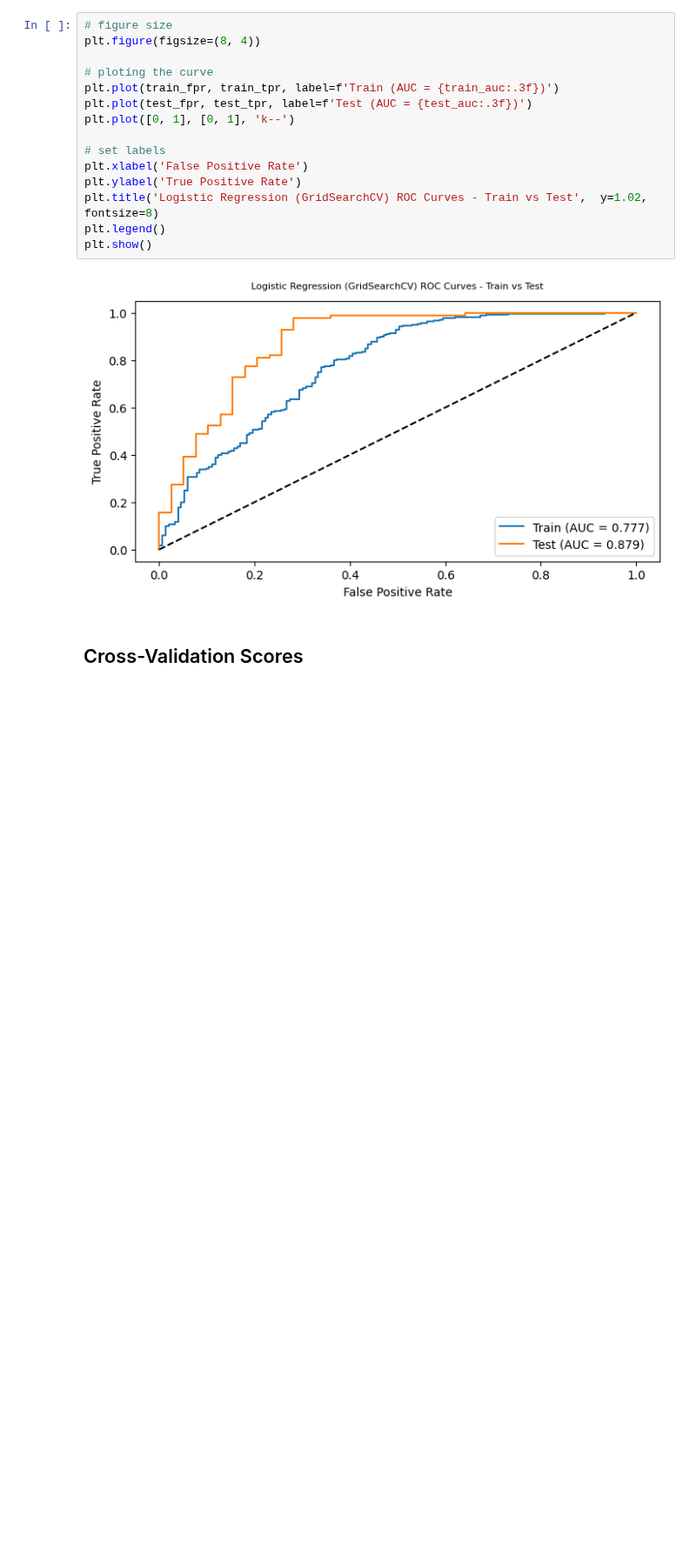
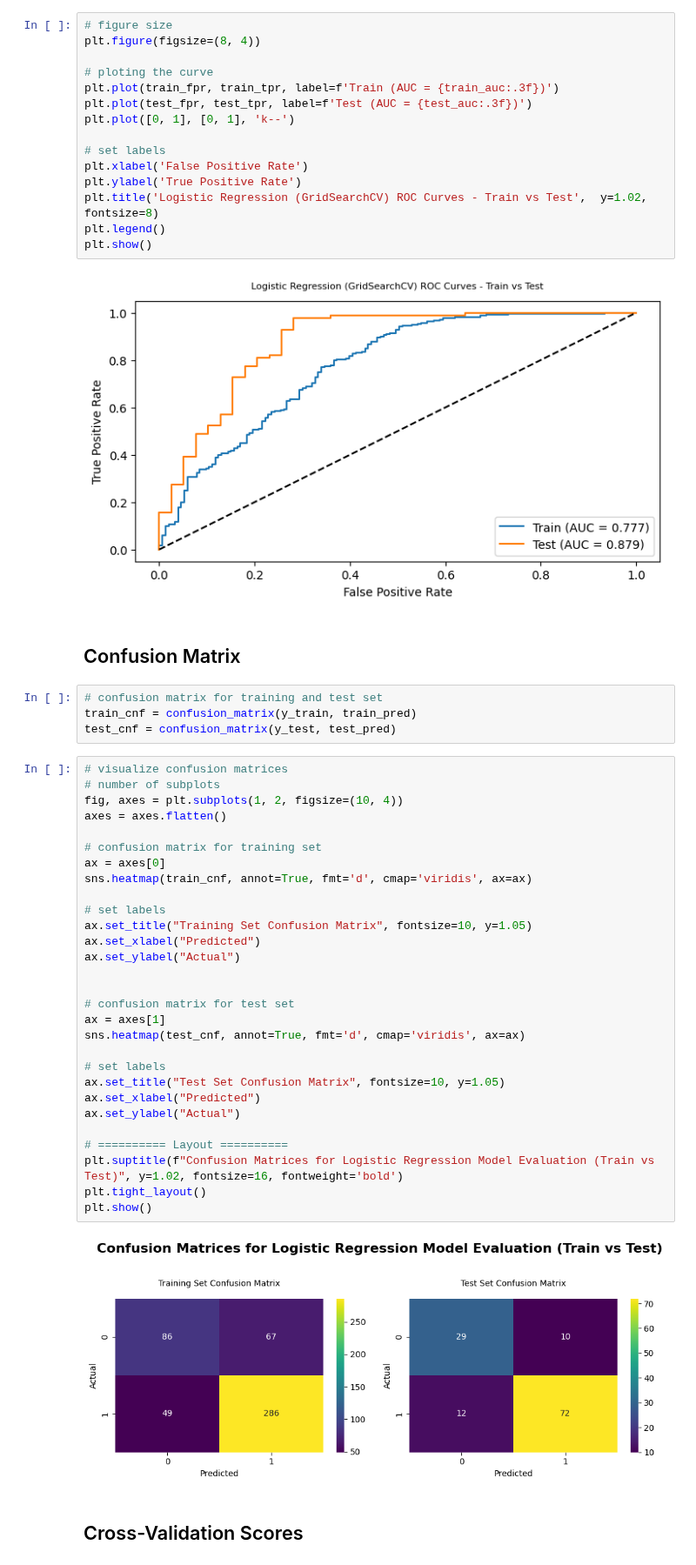
Before and after one commit to tshihab07/Intelligent-Loan-Approval-Prediction-System, a Jupyter notebook: notebookes/model_logisticRegression.ipynb, the cells around one changed output. Shown at 87% size. Drawn from its saved outputs; the diff is of its cells as text; blank space fills up the shorter version.

Commit message:
exp: integrate confusion matrix evaluation and generate model comparison artifacts

```diff
--- a/notebookes/model_logisticRegression.ipynb
+++ b/notebookes/model_logisticRegression.ipynb
@@ -168,6 +252,43 @@ plt.legend()
 plt.show()
 # %% [output]
 [figure]
+# %% [markdown]
+## Confusion Matrix
+# %%
+# confusion matrix for training and test set
+train_cnf = confusion_matrix(y_train, train_pred)
+test_cnf = confusion_matrix(y_test, test_pred)
+# %%
+# visualize confusion matrices
+# number of subplots
+fig, axes = plt.subplots(1, 2, figsize=(10, 4))
+axes = axes.flatten()
+
+# confusion matrix for training set
+ax = axes[0]
+sns.heatmap(train_cnf, annot=True, fmt='d', cmap='viridis', ax=ax)
+
+# set labels
+ax.set_title("Training Set Confusion Matrix", fontsize=10, y=1.05)
+ax.set_xlabel("Predicted")
+ax.set_ylabel("Actual")
+
+
+# confusion matrix for test set
+ax = axes[1]
+sns.heatmap(test_cnf, annot=True, fmt='d', cmap='viridis', ax=ax)
+
+# set labels
+ax.set_title("Test Set Confusion Matrix", fontsize=10, y=1.05)
+ax.set_xlabel("Predicted")
+ax.set_ylabel("Actual")
+
+# ========== Layout ==========
+plt.suptitle(f"Confusion Matrices for Logistic Regression Model Evaluation (Train vs Test)", y=1.02, fontsize=16, fontweight='bold')
+plt.tight_layout()
+plt.show()
+# %% [output]
+[figure, added]
 # %% [markdown]
 ## Cross-Validation Scores
 # %%
```
Also changed, not shown: parts of 34 cells of this notebook.
